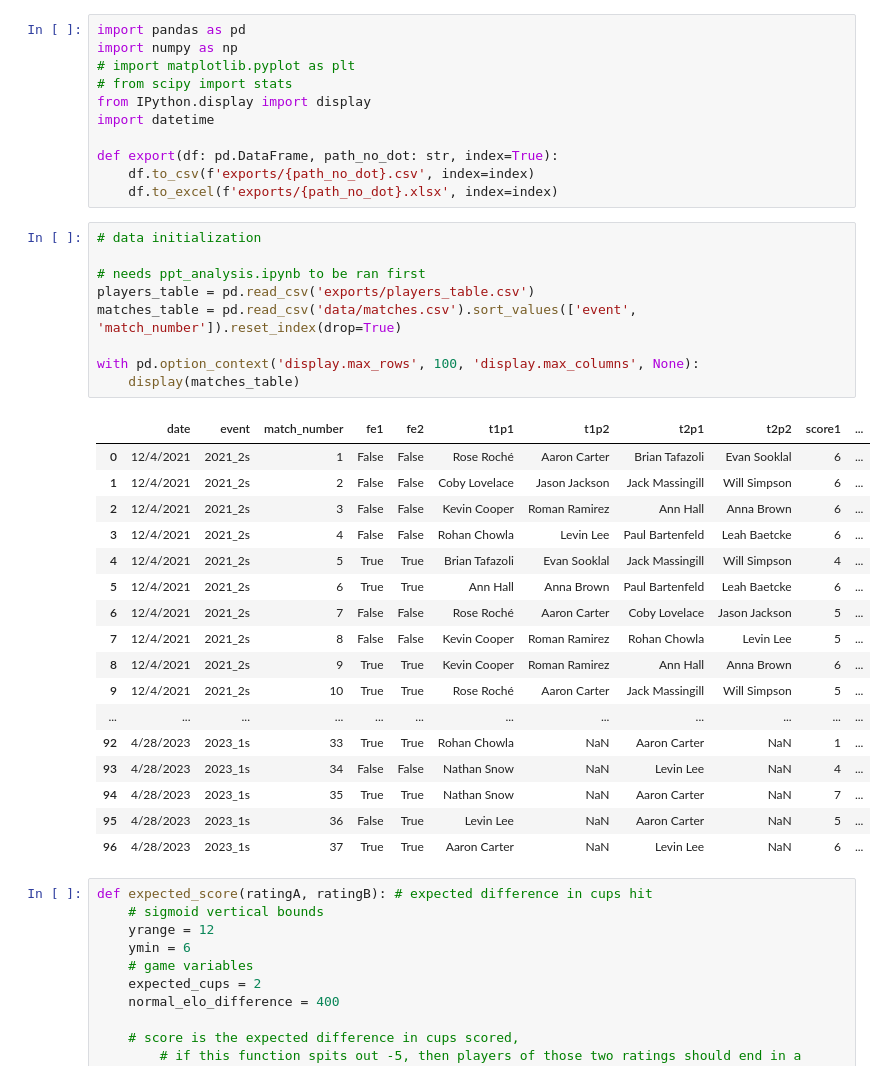
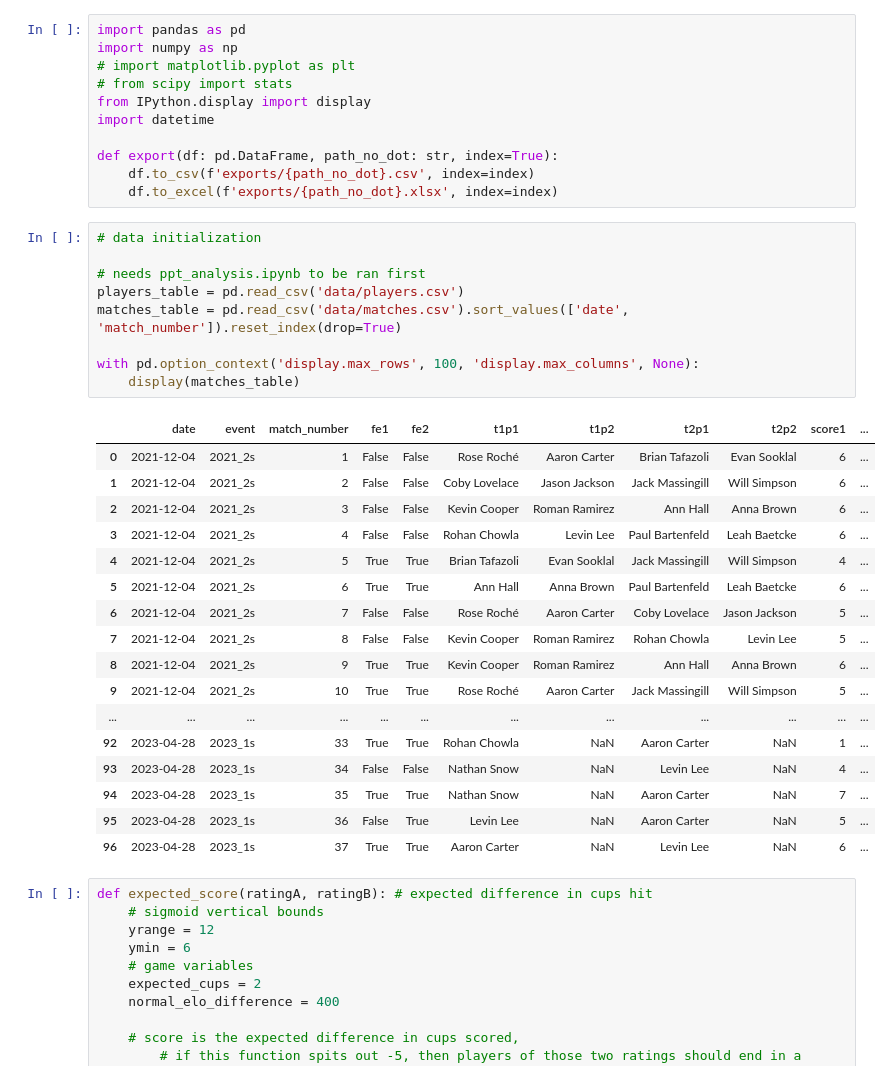
Before and after one commit to notromanramirez/drumline_pong_elo, a Jupyter notebook: calc_elo_v2.ipynb, the cells around one changed output. Cells and saved outputs as stored; diff of their text form.

Commit message:
Changed date formatting.

```diff
--- a/calc_elo_v2.ipynb
+++ b/calc_elo_v2.ipynb
@@ -12,30 +12,30 @@ def export(df: pd.DataFrame, path_no_dot: str, index=True):
 # %%
 # data initialization
 
 # needs ppt_analysis.ipynb to be ran first
-players_table = pd.read_csv('exports/players_table.csv')
-matches_table = pd.read_csv('data/matches.csv').sort_values(['event', 'match_number']).reset_index(drop=True)
+players_table = pd.read_csv('data/players.csv')
+matches_table = pd.read_csv('data/matches.csv').sort_values(['date', 'match_number']).reset_index(drop=True)
 
 with pd.option_context('display.max_rows', 100, 'display.max_columns', None):
     display(matches_table)
 # %% [output]
 |  | date | event | match_number | fe1 | fe2 | t1p1 | t1p2 | t2p1 | t2p2 | score1 | ... |
-| 0 | 12/4/2021 | 2021_2s | 1 | False | False | Rose Roché | Aaron Carter | Brian Tafazoli | Evan Sooklal | 6 | ... |
-| 1 | 12/4/2021 | 2021_2s | 2 | False | False | Coby Lovelace | Jason Jackson | Jack Massingill | Will Simpson | 6 | ... |
-| 2 | 12/4/2021 | 2021_2s | 3 | False | False | Kevin Cooper | Roman Ramirez | Ann Hall | Anna Brown | 6 | ... |
-| 3 | 12/4/2021 | 2021_2s | 4 | False | False | Rohan Chowla | Levin Lee | Paul Bartenfeld | Leah Baetcke | 6 | ... |
-| 4 | 12/4/2021 | 2021_2s | 5 | True | True | Brian Tafazoli | Evan Sooklal | Jack Massingill | Will Simpson | 4 | ... |
-| 5 | 12/4/2021 | 2021_2s | 6 | True | True | Ann Hall | Anna Brown | Paul Bartenfeld | Leah Baetcke | 6 | ... |
-| 6 | 12/4/2021 | 2021_2s | 7 | False | False | Rose Roché | Aaron Carter | Coby Lovelace | Jason Jackson | 5 | ... |
-| 7 | 12/4/2021 | 2021_2s | 8 | False | False | Kevin Cooper | Roman Ramirez | Rohan Chowla | Levin Lee | 5 | ... |
-| 8 | 12/4/2021 | 2021_2s | 9 | True | True | Kevin Cooper | Roman Ramirez | Ann Hall | Anna Brown | 6 | ... |
-| 9 | 12/4/2021 | 2021_2s | 10 | True | True | Rose Roché | Aaron Carter | Jack Massingill | Will Simpson | 5 | ... |
+| 0 | 2021-12-04 | 2021_2s | 1 | False | False | Rose Roché | Aaron Carter | Brian Tafazoli | Evan Sooklal | 6 | ... |
+| 1 | 2021-12-04 | 2021_2s | 2 | False | False | Coby Lovelace | Jason Jackson | Jack Massingill | Will Simpson | 6 | ... |
+| 2 | 2021-12-04 | 2021_2s | 3 | False | False | Kevin Cooper | Roman Ramirez | Ann Hall | Anna Brown | 6 | ... |
+| 3 | 2021-12-04 | 2021_2s | 4 | False | False | Rohan Chowla | Levin Lee | Paul Bartenfeld | Leah Baetcke | 6 | ... |
+| 4 | 2021-12-04 | 2021_2s | 5 | True | True | Brian Tafazoli | Evan Sooklal | Jack Massingill | Will Simpson | 4 | ... |
+| 5 | 2021-12-04 | 2021_2s | 6 | True | True | Ann Hall | Anna Brown | Paul Bartenfeld | Leah Baetcke | 6 | ... |
+| 6 | 2021-12-04 | 2021_2s | 7 | False | False | Rose Roché | Aaron Carter | Coby Lovelace | Jason Jackson | 5 | ... |
+| 7 | 2021-12-04 | 2021_2s | 8 | False | False | Kevin Cooper | Roman Ramirez | Rohan Chowla | Levin Lee | 5 | ... |
+| 8 | 2021-12-04 | 2021_2s | 9 | True | True | Kevin Cooper | Roman Ramirez | Ann Hall | Anna Brown | 6 | ... |
+| 9 | 2021-12-04 | 2021_2s | 10 | True | True | Rose Roché | Aaron Carter | Jack Massingill | Will Simpson | 5 | ... |
 | ... | ... | ... | ... | ... | ... | ... | ... | ... | ... | ... | ... |
-| 92 | 4/28/2023 | 2023_1s | 33 | True | True | Rohan Chowla | NaN | Aaron Carter | NaN | 1 | ... |
-| 93 | 4/28/2023 | 2023_1s | 34 | False | False | Nathan Snow | NaN | Levin Lee | NaN | 4 | ... |
-| 94 | 4/28/2023 | 2023_1s | 35 | True | True | Nathan Snow | NaN | Aaron Carter | NaN | 7 | ... |
-| 95 | 4/28/2023 | 2023_1s | 36 | False | True | Levin Lee | NaN | Aaron Carter | NaN | 5 | ... |
-| 96 | 4/28/2023 | 2023_1s | 37 | True | True | Aaron Carter | NaN | Levin Lee | NaN | 6 | ... |
+| 92 | 2023-04-28 | 2023_1s | 33 | True | True | Rohan Chowla | NaN | Aaron Carter | NaN | 1 | ... |
+| 93 | 2023-04-28 | 2023_1s | 34 | False | False | Nathan Snow | NaN | Levin Lee | NaN | 4 | ... |
+| 94 | 2023-04-28 | 2023_1s | 35 | True | True | Nathan Snow | NaN | Aaron Carter | NaN | 7 | ... |
+| 95 | 2023-04-28 | 2023_1s | 36 | False | True | Levin Lee | NaN | Aaron Carter | NaN | 5 | ... |
+| 96 | 2023-04-28 | 2023_1s | 37 | True | True | Aaron Carter | NaN | Levin Lee | NaN | 6 | ... |
 # %%
 def expected_score(ratingA, ratingB): # expected difference in cups hit
     # sigmoid vertical bounds
```
Also changed, not shown: parts of 4 cells of this notebook, 6 other files.
